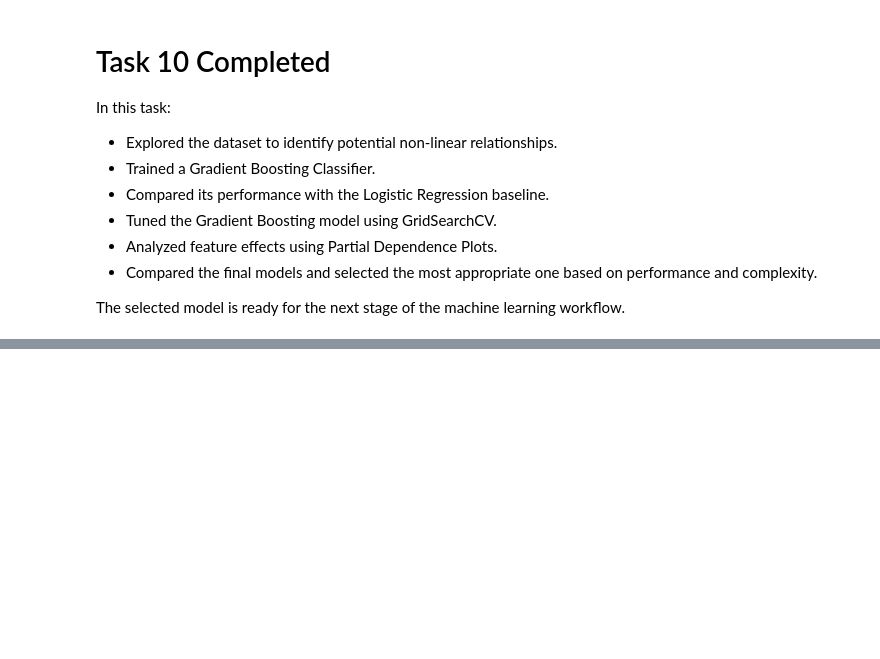
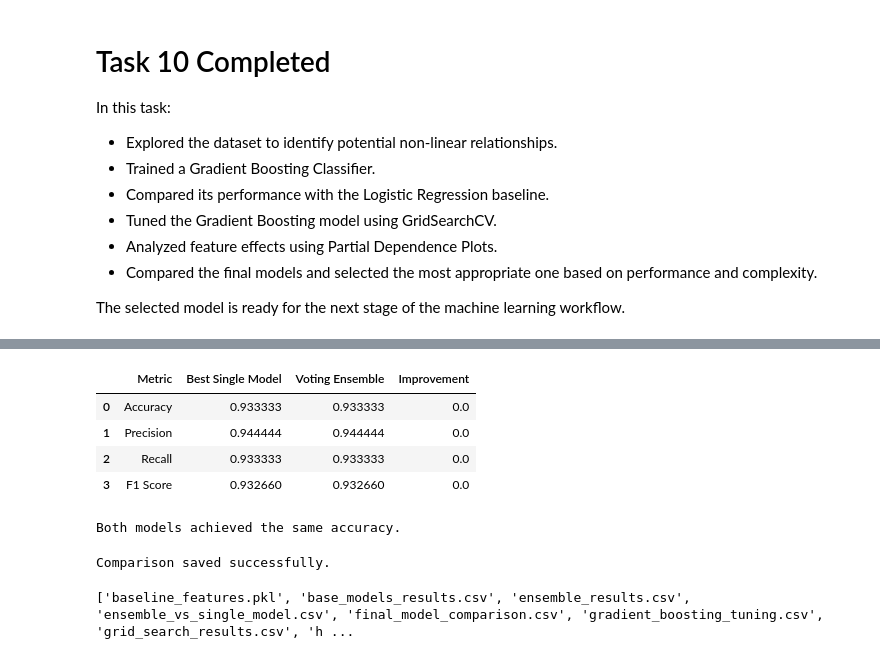
Before and after one commit to Kaushik0107/PlaceMux_Phase1, a Jupyter notebook: notebooks/starter.ipynb, the cells around one changed output, grey strips where cells are left out. Saved outputs shown, nothing was run; the diff lists cells and outputs as text; code cells hidden in the pictures; blank space fills up the shorter version.

```diff
--- a/notebooks/starter.ipynb
+++ b/notebooks/starter.ipynb
@@ -3399,0 +3670,6 @@ The selected model is ready for the next stage of the machine learning workflow.
+# %%
+best_model_metrics = results.loc[
+    results["Accuracy"].idxmax()
+]
+
+best_model_metrics
@@ -3399,0 +3683,23 @@ The selected model is ready for the next stage of the machine learning workflow.
+# %%
+comparison = pd.DataFrame({
+    "Metric": [
+        "Accuracy",
+        "Precision",
+        "Recall",
+        "F1 Score"
+    ],
+    "Best Single Model": [
+        best_model_metrics["Accuracy"],
+        best_model_metrics["Precision"],
+        best_model_metrics["Recall"],
+        best_model_metrics["F1 Score"]
+    ],
+    "Voting Ensemble": [
+        voting_accuracy,
+        voting_precision,
+        voting_recall,
+        voting_f1
+    ]
+})
+
+comparison
@@ -3399,0 +3712,37 @@ The selected model is ready for the next stage of the machine learning workflow.
+# %%
+comparison["Improvement"] = (
+    comparison["Voting Ensemble"] -
+    comparison["Best Single Model"]
+)
+
+comparison
+# %% [output]
+|  | Metric | Best Single Model | Voting Ensemble | Improvement |
+| 0 | Accuracy | 0.933333 | 0.933333 | 0.0 |
+| 1 | Precision | 0.944444 | 0.944444 | 0.0 |
+| 2 | Recall | 0.933333 | 0.933333 | 0.0 |
+| 3 | F1 Score | 0.932660 | 0.932660 | 0.0 |
+# %%
+if voting_accuracy > best_model_metrics["Accuracy"]:
+    print("The Voting Ensemble performed better than the best single model.")
+elif voting_accuracy == best_model_metrics["Accuracy"]:
+    print("Both models achieved the same accuracy.")
+else:
+    print("The best single model performed better than the Voting Ensemble.")
+# %% [output]
+Both models achieved the same accuracy.
+# %%
+comparison.to_csv(
+    "ensemble_vs_single_model.csv",
+    index=False
+)
+
+print("Comparison saved successfully.")
+# %% [output]
+Comparison saved successfully.
+# %%
+import os
+
+print(os.listdir())
+# %% [output]
+['baseline_features.pkl', 'base_models_results.csv', 'ensemble_results.csv', 'ensemble_vs_single_model.csv', 'final_model_comparison.csv', 'gradient_boosting_tuning.csv', 'grid_search_results.csv', 'h ...
```
Also changed, not shown: parts of 49 cells of this notebook, 7 other files.
